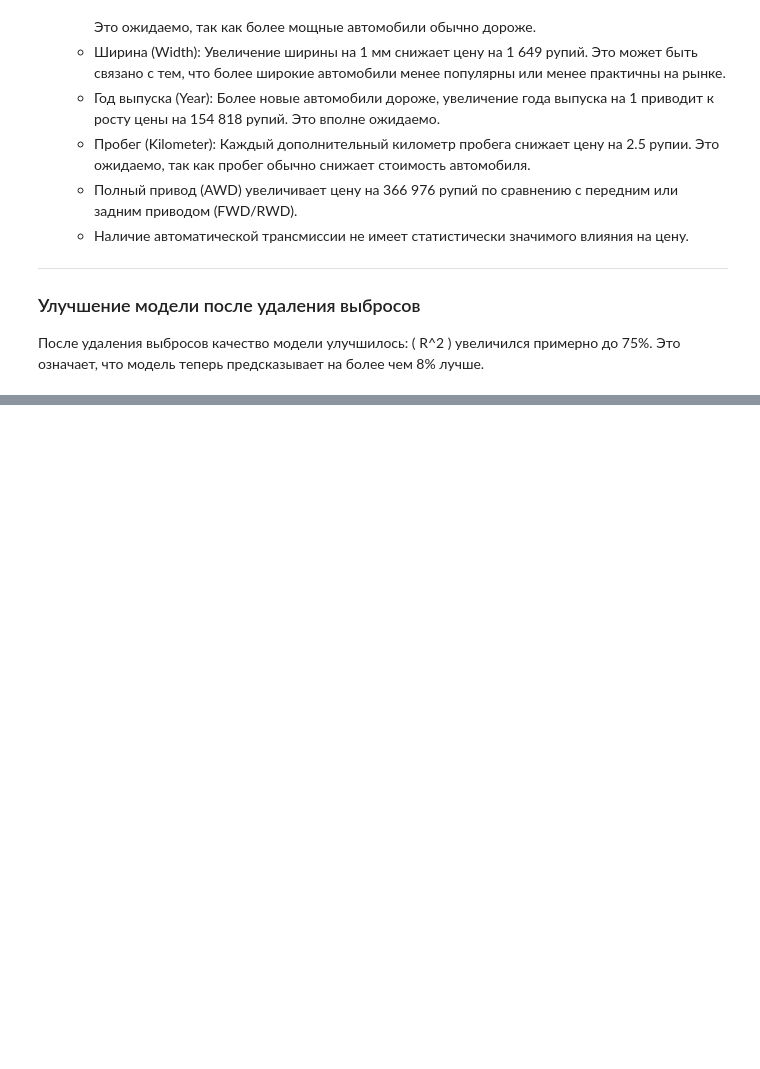
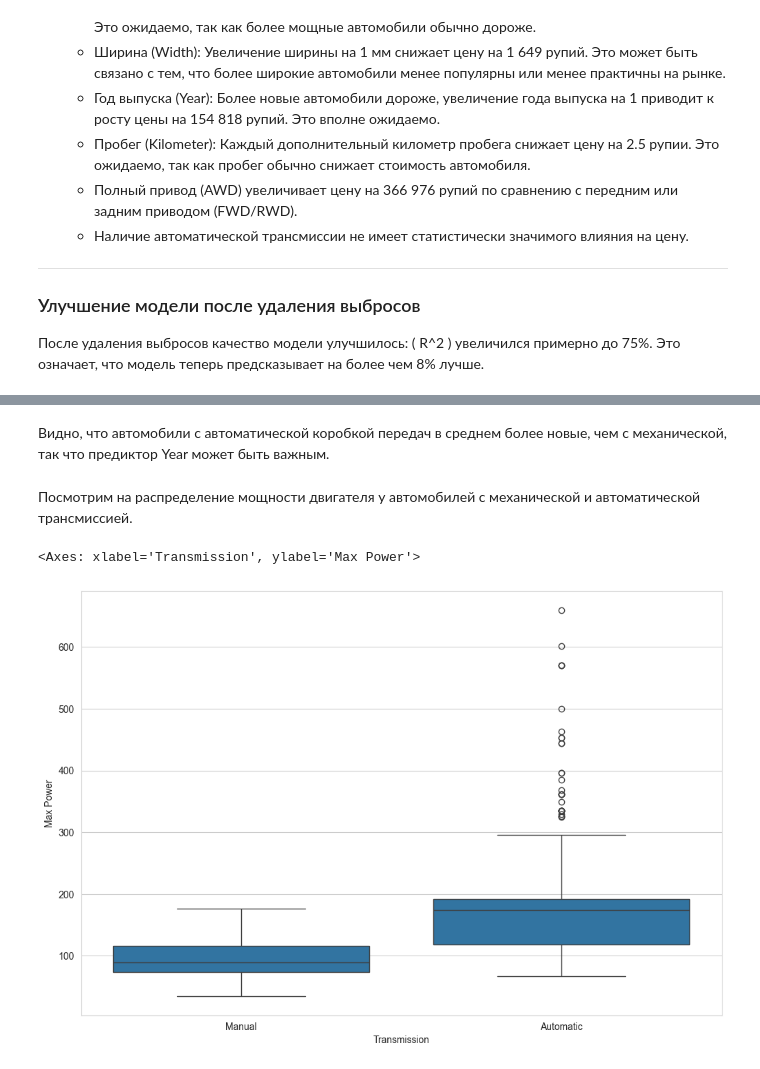
Before and after one commit to brshtsk/hell-in-python, a Jupyter notebook: Проект-авто.ipynb, the cells around one changed output, grey strips where cells are left out. Saved outputs shown, nothing was run; the diff lists cells and outputs as text; code cells hidden in the pictures; blank space fills up the shorter version.

```diff
--- a/Проект-авто.ipynb
+++ b/Проект-авто.ipynb
@@ -1330,0 +1448,12 @@ vif_df.sort_values(by=['VIF'])
+# %% [markdown]
+Видно, что автомобили с автоматической коробкой передач в среднем более новые, чем с механической, так что предиктор Year может быть важным.
+# %% [markdown]
+Посмотрим на распределение мощности двигателя у автомобилей с механической и автоматической трансмиссией.
+# %%
+df_power = df[['Transmission', 'Max Power']]
+
+plt.figure(figsize=(12, 8))
+sns.boxplot(x='Transmission', y='Max Power', data=df_power)
+# %% [output]
+<Axes: xlabel='Transmission', ylabel='Max Power'>
+[figure, added]
```
Also changed, not shown: parts of 39 cells of this notebook.
